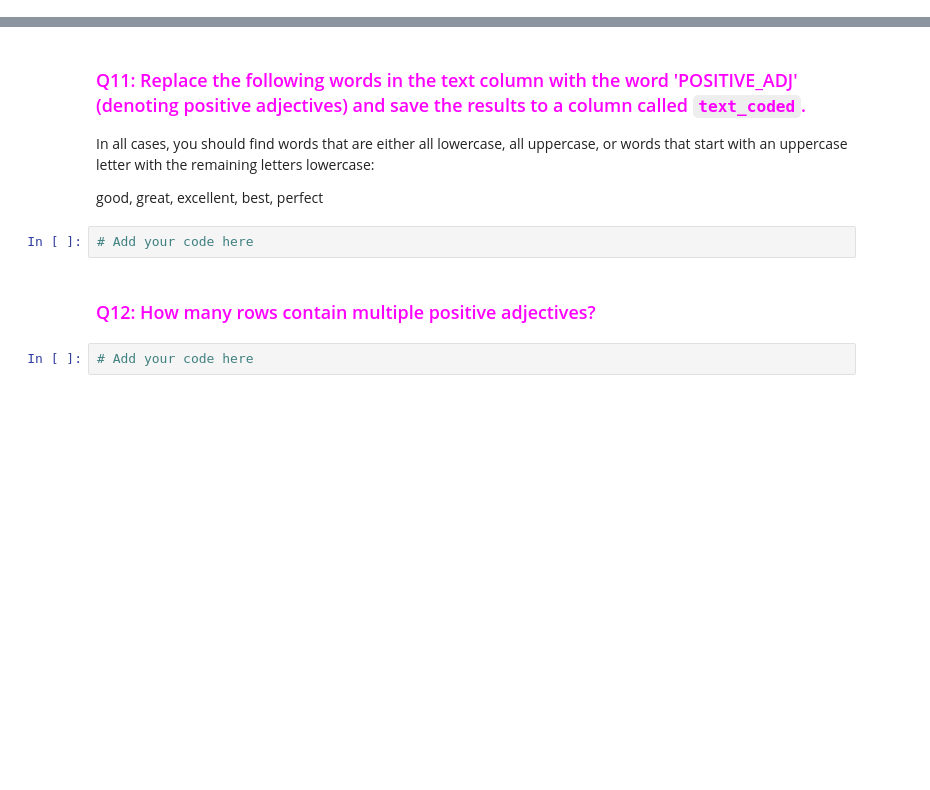
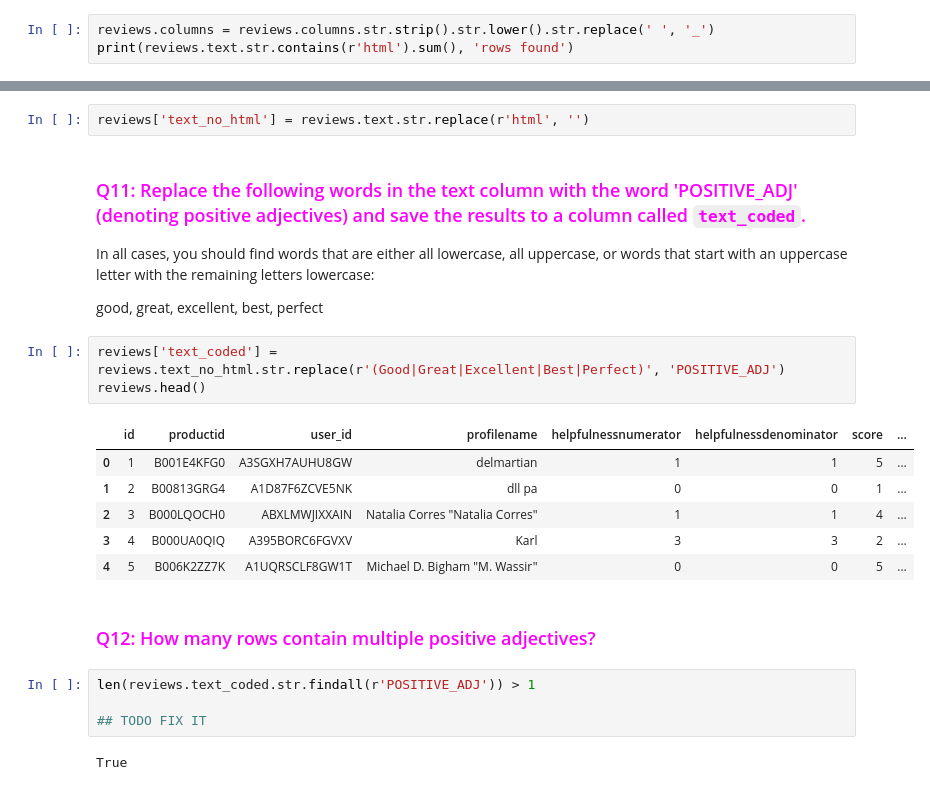
Before and after one commit to tengdann/si618, a Jupyter notebook: 618_06_categorical_and_text_data.ipynb, the cells around one changed output, grey strips where cells are left out. Drawn from its saved outputs; the diff is of its cells as text; blank space fills up the shorter version.

````diff
--- a/618_06_categorical_and_text_data.ipynb
+++ b/618_06_categorical_and_text_data.ipynb
@@ -271,0 +663,3 @@ reviews_sample.text.str.match(pattern)
+# %%
+reviews.columns = reviews.columns.str.strip().str.lower().str.replace(' ', '_')
+print(reviews.text.str.contains(r'html').sum(), 'rows found')
@@ -276,12 +670,26 @@ reviews_sample.text.str.match(pattern)
+# %%
+reviews['text_no_html'] = reviews.text.str.replace(r'html', '')
 # %% [markdown]
 ### <font color="magenta">Q11: Replace the following words in the text column with the word 'POSITIVE_ADJ' (denoting positive adjectives) and save the results to a column called ```text_coded```.
 
 In all cases, you should find words that are either all lowercase, all uppercase, or words that start with an uppercase letter with the remaining letters lowercase:
 
 good, great, excellent, best, perfect
-# %%
-# Add your code here
+# %%
+reviews['text_coded'] = reviews.text_no_html.str.replace(r'(Good|Great|Excellent|Best|Perfect)', 'POSITIVE_ADJ')
+reviews.head()
+# %% [output]
+|  | id | productid | user_id | profilename | helpfulnessnumerator | helpfulnessdenominator | score | ... |
+| 0 | 1 | B001E4KFG0 | A3SGXH7AUHU8GW | delmartian | 1 | 1 | 5 | ... |
+| 1 | 2 | B00813GRG4 | A1D87F6ZCVE5NK | dll pa | 0 | 0 | 1 | ... |
+| 2 | 3 | B000LQOCH0 | ABXLMWJIXXAIN | Natalia Corres "Natalia Corres" | 1 | 1 | 4 | ... |
+| 3 | 4 | B000UA0QIQ | A395BORC6FGVXV | Karl | 3 | 3 | 2 | ... |
+| 4 | 5 | B006K2ZZ7K | A1UQRSCLF8GW1T | Michael D. Bigham "M. Wassir" | 0 | 0 | 5 | ... |
 # %% [markdown]
 ### <font color="magenta">Q12: How many rows contain multiple positive adjectives?
-# %%
-# Add your code here
+# %%
+len(reviews.text_coded.str.findall(r'POSITIVE_ADJ')) > 1
+
+## TODO FIX IT
+# %% [output]
+True
````
Also changed, not shown: parts of 55 cells of this notebook, 1 other file.
